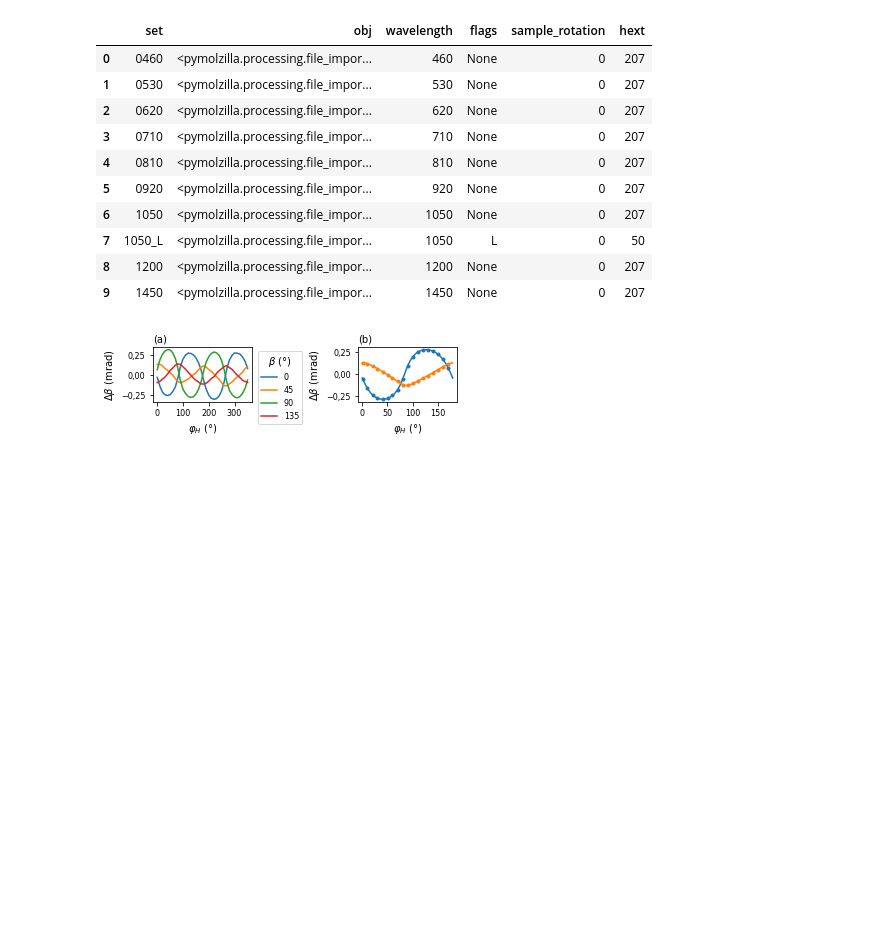
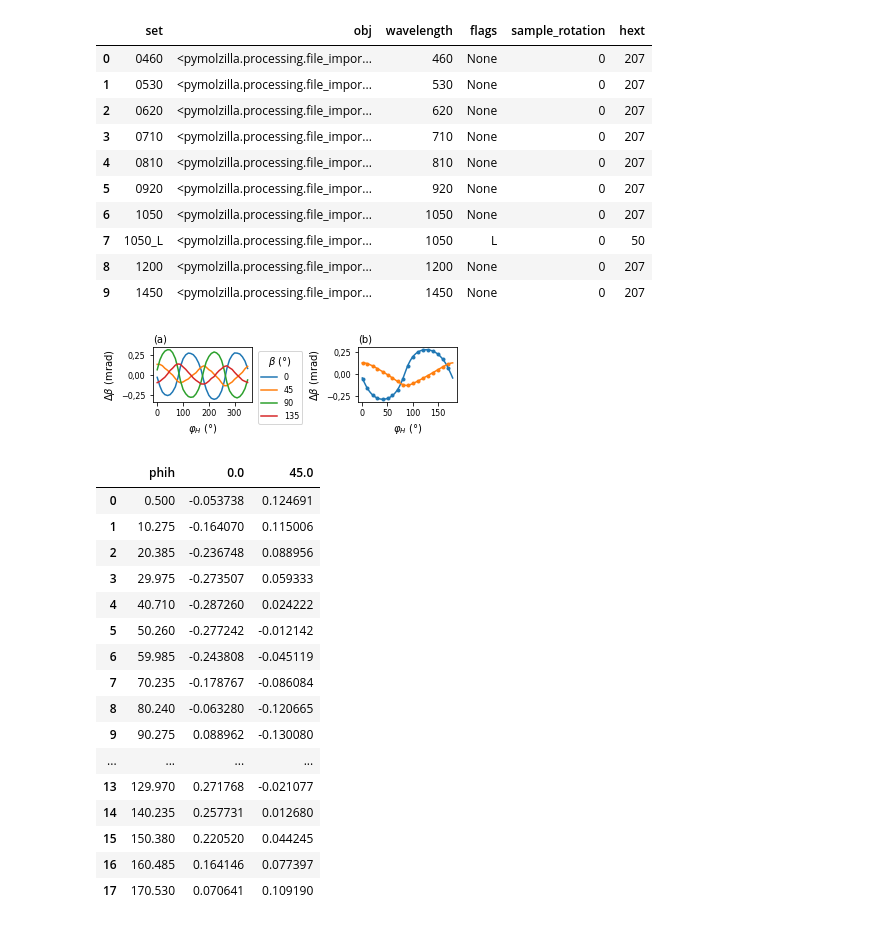
Before and after one commit to vladidobro/thesis, a Jupyter notebook: data/cofert-data.ipynb, the cells around one changed output. Drawn from its saved outputs; the diff is of its cells as text; code cells hidden in the pictures; blank space fills up the shorter version.

```diff
--- a/data/cofert-data.ipynb
+++ b/data/cofert-data.ipynb
@@ -98,3 +115,23 @@ ax2.plot(phihdense, g.fit_anisotropy.pmldfit.results[1].params[0]
 fig.savefig('out/cofert-data.pdf')
 # %% [output]
 [figure]
+# %%
+g.data
+# %% [output]
+|  | phih | 0.0 | 45.0 |
+| 0 | 0.500 | -0.053738 | 0.124691 |
+| 1 | 10.275 | -0.164070 | 0.115006 |
+| 2 | 20.385 | -0.236748 | 0.088956 |
+| 3 | 29.975 | -0.273507 | 0.059333 |
+| 4 | 40.710 | -0.287260 | 0.024222 |
+| 5 | 50.260 | -0.277242 | -0.012142 |
+| 6 | 59.985 | -0.243808 | -0.045119 |
+| 7 | 70.235 | -0.178767 | -0.086084 |
+| 8 | 80.240 | -0.063280 | -0.120665 |
+| 9 | 90.275 | 0.088962 | -0.130080 |
+| ... | ... | ... | ... |
+| 13 | 129.970 | 0.271768 | -0.021077 |
+| 14 | 140.235 | 0.257731 | 0.012680 |
+| 15 | 150.380 | 0.220520 | 0.044245 |
+| 16 | 160.485 | 0.164146 | 0.077397 |
+| 17 | 170.530 | 0.070641 | 0.109190 |
```
Also changed, not shown: parts of 1 cell of this notebook, 15 other files.
